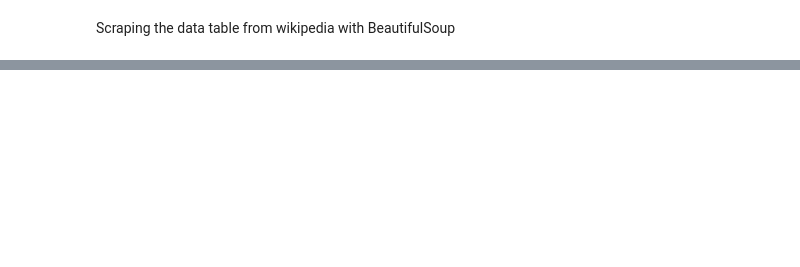
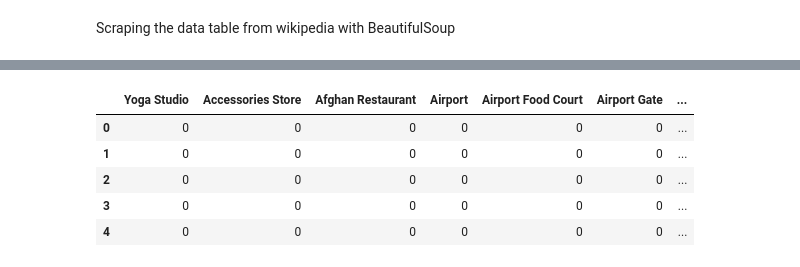
Before and after one commit to AJReeves1234/IBM-Capstone-Project, a Jupyter notebook: Segmenting and Clustering Neighborhoods in Toronto.ipynb, the cells around one changed output, grey strips where cells are left out. Cells and saved outputs as stored; diff of their text form; code cells hidden in the pictures; blank space fills up the shorter version.

```diff
--- a/Segmenting and Clustering Neighborhoods in Toronto.ipynb
+++ b/Segmenting and Clustering Neighborhoods in Toronto.ipynb
@@ -71,0 +88,23 @@ df_final
+# %%
+# create map of geo data using newly sourced latitude and longitude values
+
+latitude = neighborhoods['Latitude']
+longitude = neighborhoods['Longitude']
+
+map_canada = folium.Map(location=[latitude[0], longitude[0]], zoom_start=10)
+
+# add markers to map
+for lat, lng, borough, neighborhood in zip(neighborhoods['Latitude'], neighborhoods['Longitude'], neighborhoods['Borough'], neighborhoods['Neighborhood']):
+    label = '{}, {}'.format(neighborhood, borough)
+    label = folium.Popup(label, parse_html=True)
+    folium.CircleMarker(
+        [lat, lng],
+        radius=5,
+        popup=label,
+        color='blue',
+        fill=True,
+        fill_color='#3186cc',
+        fill_opacity=0.7,
+        parse_html=False).add_to(map_canada)
+
+map_canada
@@ -71,0 +204,21 @@ df_final
+# %%
+#putting result into onehot encoded DF
+
+# one hot encoding
+canada_onehot = pd.get_dummies(canadian_venues[['Venue Category']], prefix="", prefix_sep="")
+
+# add neighborhood column back to dataframe
+canada_onehot['Neighborhood'] = canadian_venues['Neighborhood']
+
+# move neighborhood column to the first column
+fixed_columns = [canada_onehot.columns[-1]] + list(canada_onehot.columns[:-1])
+canada_onehot = canada_onehot[fixed_columns]
+
+canada_onehot.head()
+# %% [output]
+|  | Yoga Studio | Accessories Store | Afghan Restaurant | Airport | Airport Food Court | Airport Gate | ... |
+| 0 | 0 | 0 | 0 | 0 | 0 | 0 | ... |
+| 1 | 0 | 0 | 0 | 0 | 0 | 0 | ... |
+| 2 | 0 | 0 | 0 | 0 | 0 | 0 | ... |
+| 3 | 0 | 0 | 0 | 0 | 0 | 0 | ... |
+| 4 | 0 | 0 | 0 | 0 | 0 | 0 | ... |
```
Also changed, not shown: parts of 12 cells of this notebook.
